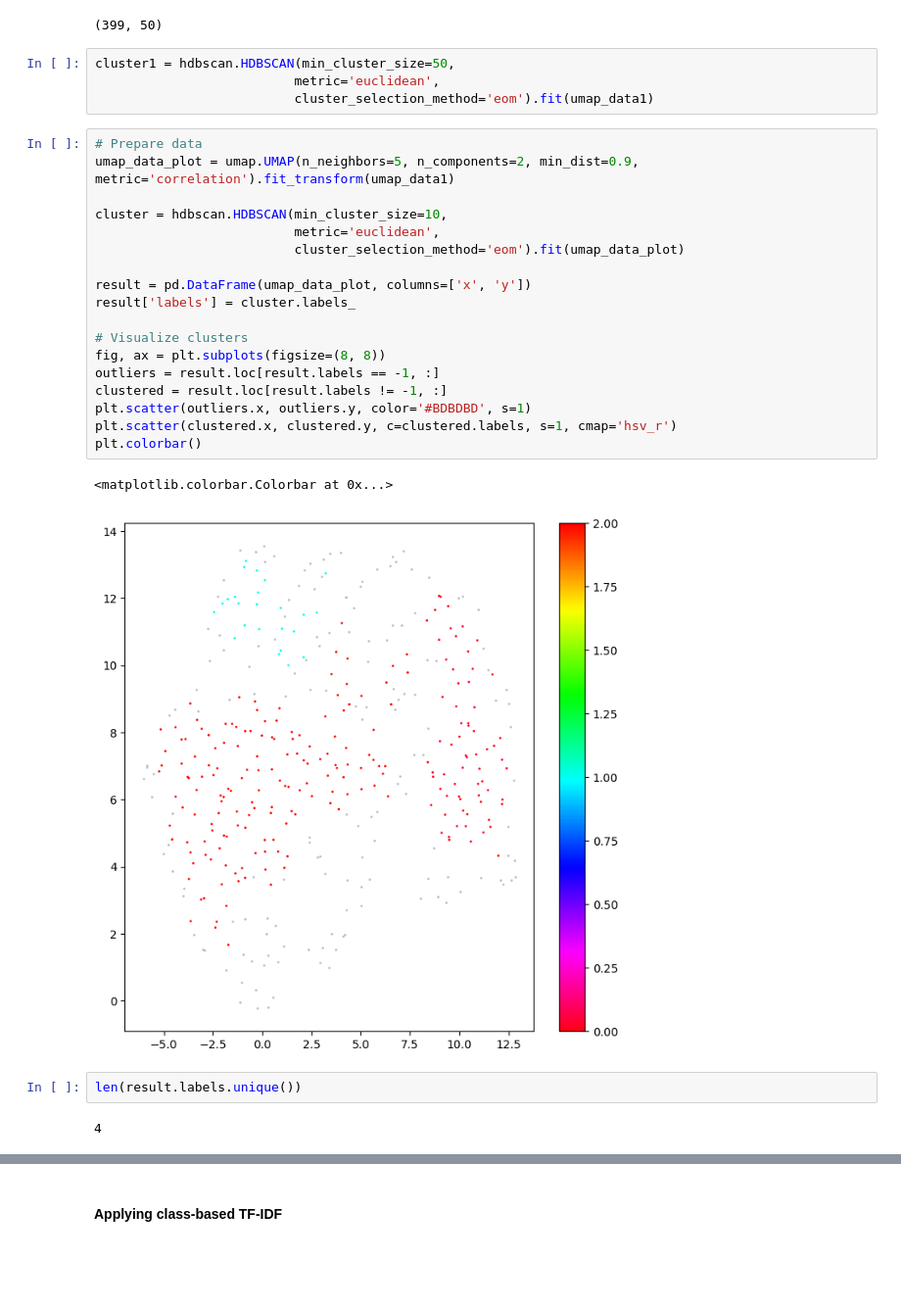
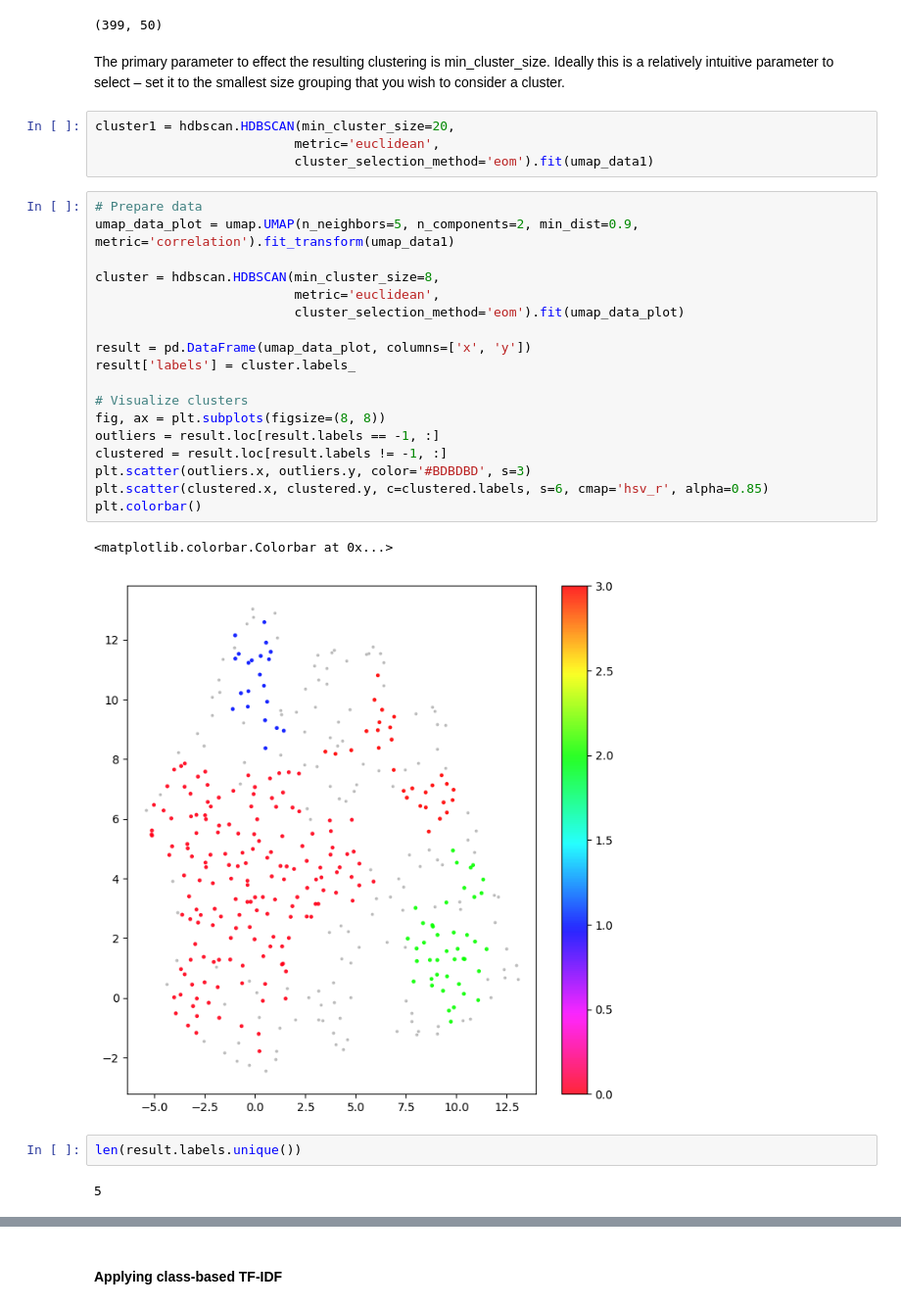
Before and after one commit to booktrackerGirl/Data-wrangling-and-analysis, a Jupyter notebook: Goggle Scholar Search/arXiv_analysis.ipynb, the cells around one changed output, grey strips where cells are left out. Shown at 98% size. Drawn from its saved outputs; the diff is of its cells as text; blank space fills up the shorter version.

```diff
--- a/Goggle Scholar Search/arXiv_analysis.ipynb
+++ b/Goggle Scholar Search/arXiv_analysis.ipynb
@@ -513,35 +660,37 @@ umap_data1 = umap.UMAP(n_neighbors=200, n_components=50, min_dist=0.5, metric='c
 umap_data1.shape
 # %% [output]
 (399, 50)
+# %% [markdown]
+The primary parameter to effect the resulting clustering is min_cluster_size. Ideally this is a relatively intuitive parameter to select – set it to the smallest size grouping that you wish to consider a cluster.
 # %%
-cluster1 = hdbscan.HDBSCAN(min_cluster_size=50,
+cluster1 = hdbscan.HDBSCAN(min_cluster_size=20,
                           metric='euclidean',
                           cluster_selection_method='eom').fit(umap_data1)
 # %%
 # Prepare data
 umap_data_plot = umap.UMAP(n_neighbors=5, n_components=2, min_dist=0.9, metric='correlation').fit_transform(umap_data1)
 
-cluster = hdbscan.HDBSCAN(min_cluster_size=10,
+cluster = hdbscan.HDBSCAN(min_cluster_size=8,
                           metric='euclidean',
                           cluster_selection_method='eom').fit(umap_data_plot)
 
 result = pd.DataFrame(umap_data_plot, columns=['x', 'y'])
 result['labels'] = cluster.labels_
 
 # Visualize clusters
 fig, ax = plt.subplots(figsize=(8, 8))
 outliers = result.loc[result.labels == -1, :]
 clustered = result.loc[result.labels != -1, :]
-plt.scatter(outliers.x, outliers.y, color='#BDBDBD', s=1)
-plt.scatter(clustered.x, clustered.y, c=clustered.labels, s=1, cmap='hsv_r')
+plt.scatter(outliers.x, outliers.y, color='#BDBDBD', s=3)
+plt.scatter(clustered.x, clustered.y, c=clustered.labels, s=6, cmap='hsv_r', alpha=0.85)
 plt.colorbar()
 # %% [output]
 <matplotlib.colorbar.Colorbar at 0x...>
-[figure, old version]
+[figure, new version]
 # %%
 len(result.labels.unique())
 # %% [output]
-4
+5
 # %%
 result[result.labels==2]
 # %% [output]
```
Also changed, not shown: parts of 23 cells of this notebook.
